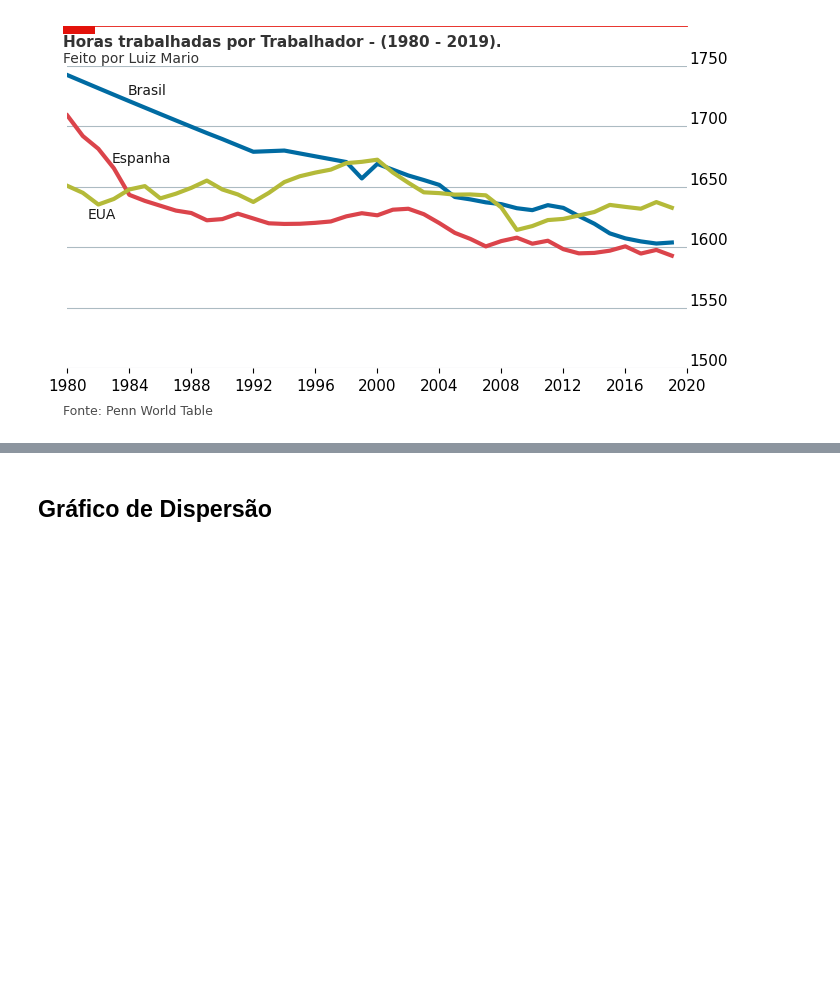
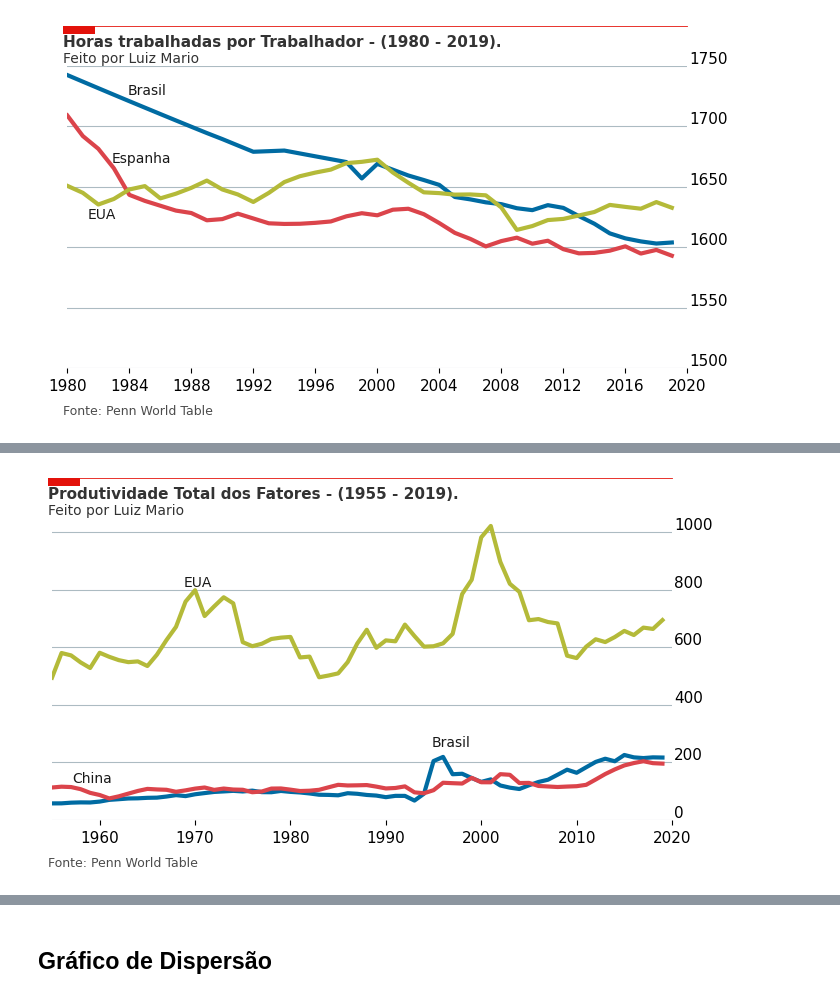
Before and after one commit to luizmarioags/Teoria-do-Desenvolvimento-Economico-, a Jupyter notebook: Gráficos_The_Economist.ipynb, the cells around one changed output, grey strips where cells are left out. Drawn from its saved outputs; the diff is of its cells as text; code cells hidden in the pictures; blank space fills up the shorter version.

```diff
--- a/Gráficos_The_Economist.ipynb
+++ b/Gráficos_The_Economist.ipynb
@@ -720,0 +962,5 @@ plt.savefig('/content/Gráficos',           # Configurando caminho e o nome do a
+# %%
+# Agora como temos todos os dados solicitados podemos calcular a produtividade total dos fatores por ano!!!
+# Brasil
+data_set_A_Brasil["Produtividade Total dos Fatores"] = (data_set_A_Brasil['RGDPO']/(data_set_A_Brasil['K^alfa']*data_set_A_Brasil['L^1-alfa']))
+data_set_A_Brasil
@@ -720,0 +981,4 @@ plt.savefig('/content/Gráficos',           # Configurando caminho e o nome do a
+# %%
+# China
+data_set_A_China["Produtividade Total dos Fatores"] = (data_set_A_China['RGDPO']/(data_set_A_China['K^alfa']*data_set_A_China['L^1-alfa']))
+data_set_A_China
@@ -720,0 +999,4 @@ plt.savefig('/content/Gráficos',           # Configurando caminho e o nome do a
+# %%
+# Estados Unidos
+data_set_A_Estados_Unidos["Produtividade Total dos Fatores"] = (data_set_A_Estados_Unidos['RGDPO']/(data_set_A_Estados_Unidos['K^alfa']*data_set_A_Estados_Unidos['L^1-alfa']))
+data_set_A_Estados_Unidos
@@ -720,0 +1017,73 @@ plt.savefig('/content/Gráficos',           # Configurando caminho e o nome do a
+# %%
+# Transformando o data set em séries de tempo
+data_set_A_Brasil['YearCode'] = pd.to_datetime(data_set_A_Brasil['YearCode'], format='%Y')
+data_set_A_China['YearCode'] = pd.to_datetime(data_set_A_China['YearCode'], format='%Y')
+data_set_A_Estados_Unidos['YearCode'] = pd.to_datetime(data_set_A_Estados_Unidos['YearCode'], format='%Y')
+# %%
+# Plotando o gráfico
+# Configurando o tamanho do gráfico
+fig, ax = plt.subplots(figsize=(8,4))
+# Criando o grid
+ax.grid(which="major", axis='y', color='#758D99', alpha=0.6, zorder=1)
+# Plotando os dados
+ax.plot(data_set_A_Brasil[data_set_A_Brasil['RegionCode'] == 'BRA']['YearCode'],
+        data_set_A_Brasil[data_set_A_Brasil['RegionCode'] == 'BRA']['Produtividade Total dos Fatores'],
+        color='#006BA2', #Azul
+        linewidth=3)
+ax.plot(data_set_A_China[data_set_A_China['RegionCode'] == 'CHN']['YearCode'],
+        data_set_A_China[data_set_A_China['RegionCode'] == 'CHN']['Produtividade Total dos Fatores'],
+        color='#DB444B', #Vermelho
+        linewidth=3)
+ax.plot(data_set_A_Estados_Unidos[data_set_A_Estados_Unidos['RegionCode'] == 'USA']['YearCode'],
+        data_set_A_Estados_Unidos[data_set_A_Estados_Unidos['RegionCode'] == 'USA']['Produtividade Total dos Fatores'],
+        color='#B4BA39', #Oliva
+        linewidth=3)
+# Removendo os eixos
+ax.set_frame_on(False)
+ax.tick_params(top=False)
+ax.tick_params(labeltop=False)
+# Configurando um limte para o y, afim de fazermos um plot maior
+ax.set_ylim(0,1050)
+# Configurando o limite para x
+ax.set_xlim(pd.datetime(1955, 1, 1), pd.datetime(2020, 1, 1))
+# Formando o tamanho da legenda do eixo x
+ax.xaxis.set_tick_params(labelsize=11)
+# Formando o tamanho da legenda do eixo y
+ax.set_yticklabels(np.arange(0,1050,200),
+                   ha = 'left',
+                   verticalalignment='bottom')
+ax.yaxis.set_tick_params(pad=-2,
+                         labeltop=True,
+                         labelbottom=False,
+                         bottom=False,
+                         labelsize=11)
+# Adicionando as legendas para cada um dos países
+ax.text(x=.60, y=.31, s='Brasil', transform=fig.transFigure, size=10, alpha=.9)
+ax.text(x=.29, y=.71, s='EUA', transform=fig.transFigure, size=10, alpha=.9)
+ax.text(x=.15, y=.22, s='China', transform=fig.transFigure, size=10, alpha=.9)
+# Adicionando as linhas
+ax.plot([0.12, .9],
+        [.98, .98],
+        transform=fig.transFigure,
+        clip_on=False,
+        color='#E3120B',
+        linewidth=.6)
+ax.add_patch(plt.Rectangle((0.12,.98),
+                           0.04,
+                           -0.02,
+                           facecolor='#E3120B',
+                           transform=fig.transFigure,
+                           clip_on=False,
+                           linewidth = 0))
+# Adicionando título e subtítulo
+ax.text(x=0.12, y=.93, s="Produtividade Total dos Fatores - (1955 - 2019).", transform=fig.transFigure, ha='left', fontsize=11, weight='bold', alpha=.8)
+ax.text(x=0.12, y=.89, s="Feito por Luiz Mario", transform=fig.transFigure, ha='left', fontsize=10, alpha=.8)
+# Adicionando o texto da fonte
+ax.text(x=0.12, y=0.01, s="""Fonte: Penn World Table""", transform=fig.transFigure, ha='left', fontsize=9, alpha=.7)
+# Plotando o gráfico
+plt.savefig('/content/Gráficos',           # Configurando caminho e o nome do arquivo
+            dpi = 300,                     # Configurando os pontos por polegada (Resolução)
+            bbox_inches="tight",           # Removendo espaço em branco extra
+            facecolor='white')             # Configurando o fundo de tela para branco
+# %% [output]
+[figure, added]
```
Also changed, not shown: parts of 28 cells of this notebook.
